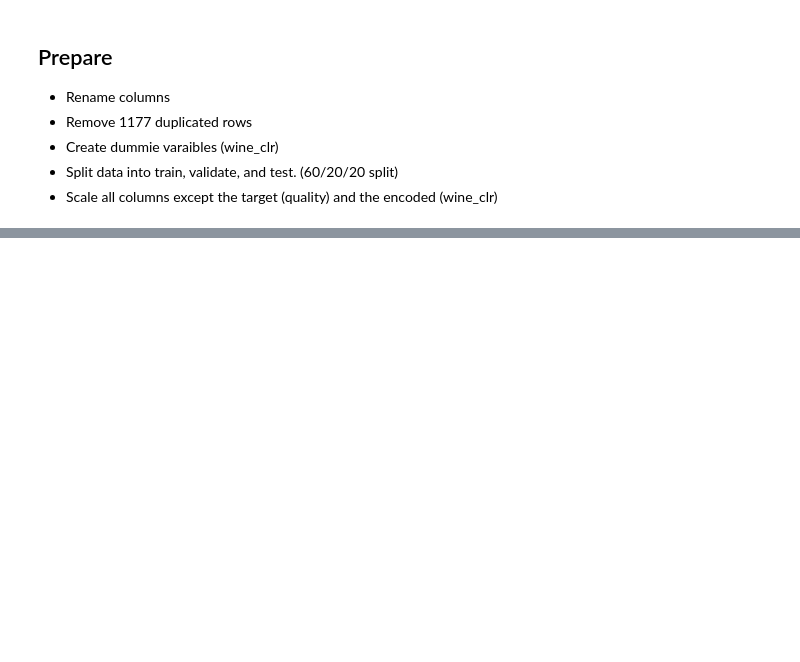
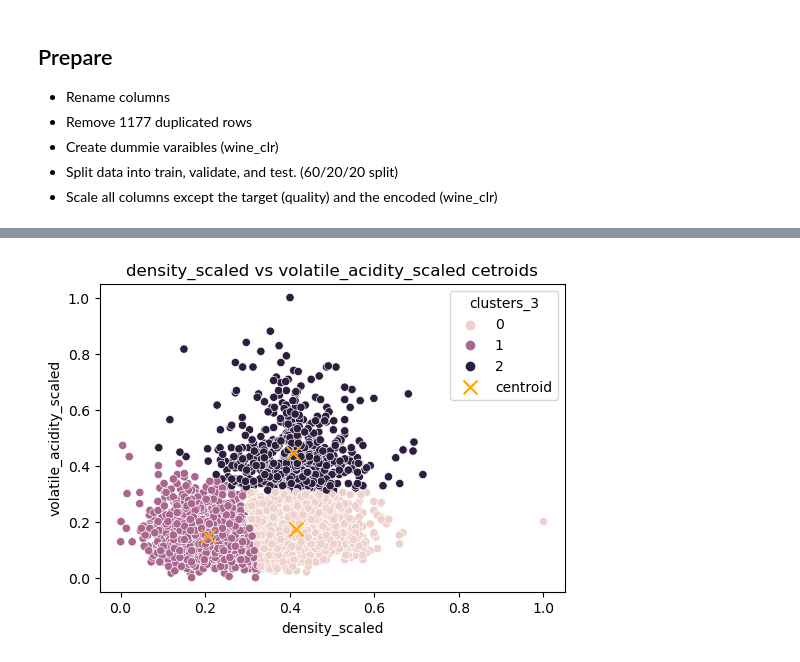
Before and after one commit to Codeup-Clustering-Project/wine_quality, a Jupyter notebook: final_report.ipynb, the cells around one changed output, grey strips where cells are left out. Saved outputs shown, nothing was run; the diff lists cells and outputs as text; code cells hidden in the pictures; blank space fills up the shorter version.

```diff
--- a/final_report.ipynb
+++ b/final_report.ipynb
@@ -59,3 +60,5 @@ np.random.seed(95)
 * Scale all columns except the target (quality) and the encoded (wine_clr)
 # %%
 train, validate, test = w.wrangle_wine_explore()
+# %%
+train_scaled, validate_scaled, test_scaled = w.wrangle_wine_model()
@@ -61,0 +83,3 @@ train, validate, test = w.wrangle_wine_explore()
+# %%
+x_feature_selected = e.feature_selection(train_scaled)
+x_feature_selected.head()
@@ -61,0 +119,6 @@ train, validate, test = w.wrangle_wine_explore()
+# %%
+feature_combinations, ceters = e.volatile_cluster_model(x_feature_selected, train_scaled)
+# %%
+e.dense_vol_centroids(train_scaled, feature_combinations, ceters)
+# %% [output]
+[figure, added]
```
Also changed, not shown: parts of 23 cells of this notebook.
